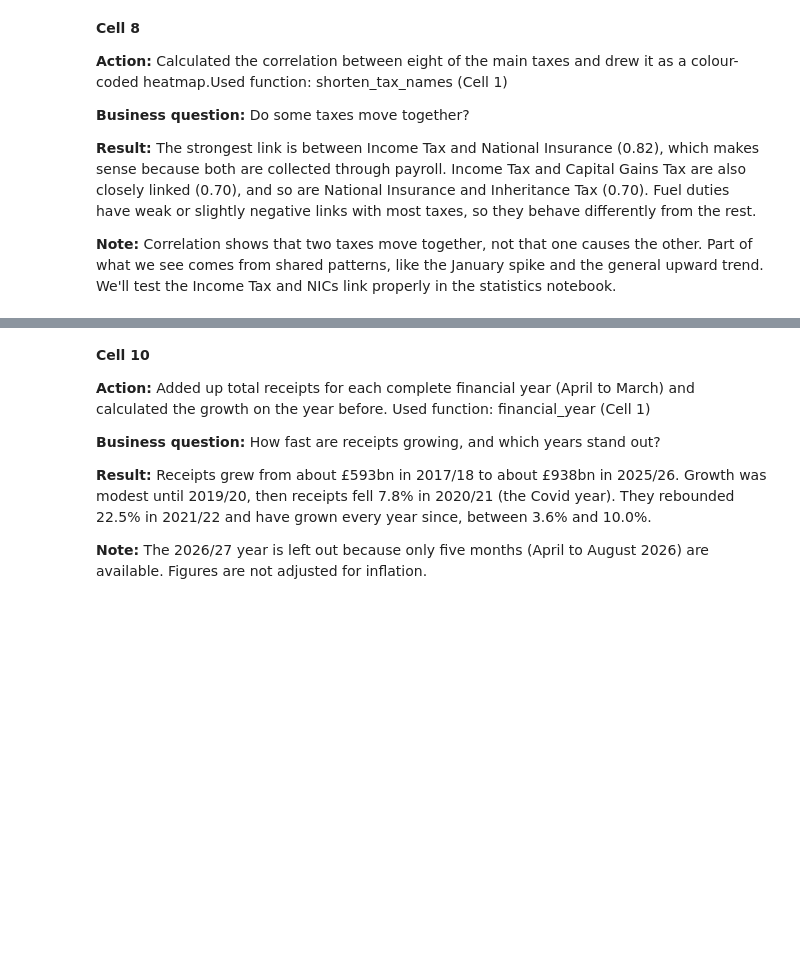
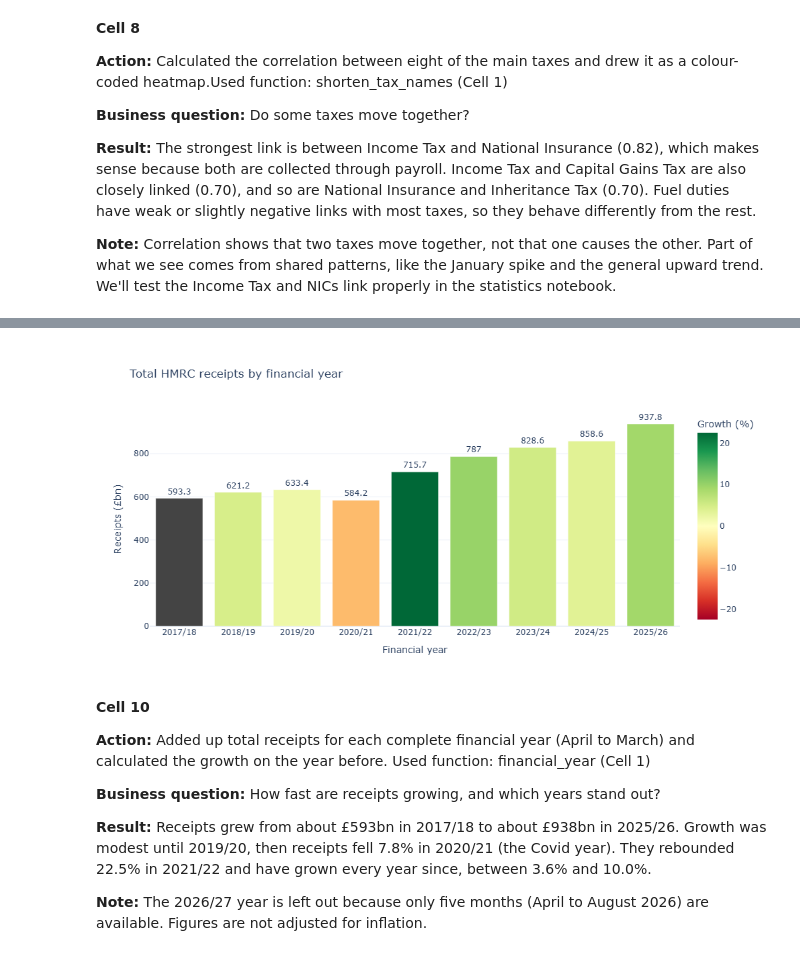
Before and after one commit to hemacbaker-byte/hmrc-tax-analysis, a Jupyter notebook: notebooks/02_eda.ipynb, the cells around one changed output, grey strips where cells are left out. Cells and saved outputs as stored; diff of their text form; code cells hidden in the pictures; blank space fills up the shorter version.

```diff
--- a/notebooks/02_eda.ipynb
+++ b/notebooks/02_eda.ipynb
@@ -343,34 +345,36 @@ fig.show()
 # %%
 # Cell 10
 # Work out which financial year each month belongs to (function from Cell 1)
 fin_year = financial_year(df.index)
 
 # Add up total receipts for each financial year, and count how many months each year has
 yearly = df["Total HMRC Receipts"].groupby(fin_year).agg(["sum", "count"])
 
 # Keep only complete years (12 months), because the current year isn't finished yet
 yearly = yearly[yearly["count"] == 12].copy()
 
 # Label each year the way HMRC does, for example 2017/18
 yearly["Financial year"] = [f"{y}/{str(y + 1)[2:]}" for y in yearly.index]
 
 # Convert £ million to £ billion so the numbers are easier to read
 yearly["Receipts (£bn)"] = (yearly["sum"] / 1000).round(1)
 
 # Work out the growth compared with the year before, as a percentage
 yearly["Growth (%)"] = (yearly["sum"].pct_change() * 100).round(1)
 
 # Draw the bars, coloured by growth: green for growth, red for decline
 fig = px.bar(yearly, x="Financial year", y="Receipts (£bn)", text="Receipts (£bn)",
              color="Growth (%)", color_continuous_scale="RdYlGn", color_continuous_midpoint=0,
              title="Total HMRC receipts by financial year")
 
 # Put the value above each bar and use a clean white background
 fig.update_traces(textposition="outside")
 fig.update_layout(template="plotly_white")
 
 # Display the chart
-fig.show()
+show_chart(fig, "receipts_by_financial_year")
+# %% [output]
+[figure, added]
 # %% [markdown]
 **Cell 10**
 
```
Also changed, not shown: parts of 1 cell of this notebook, 5 other files.
